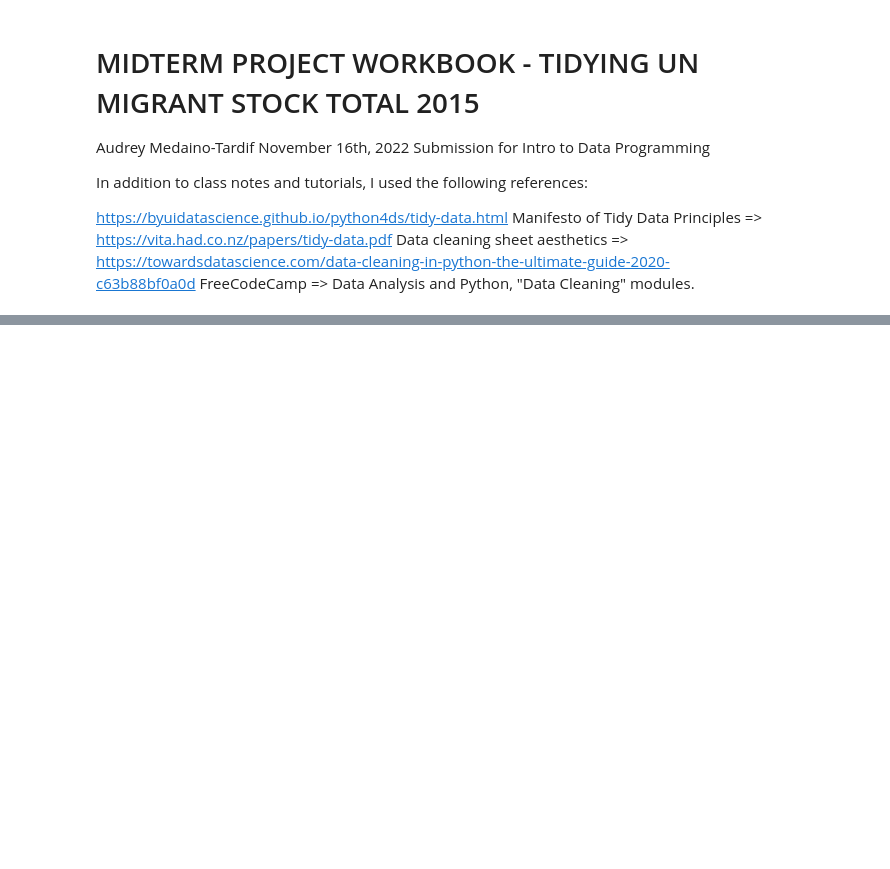
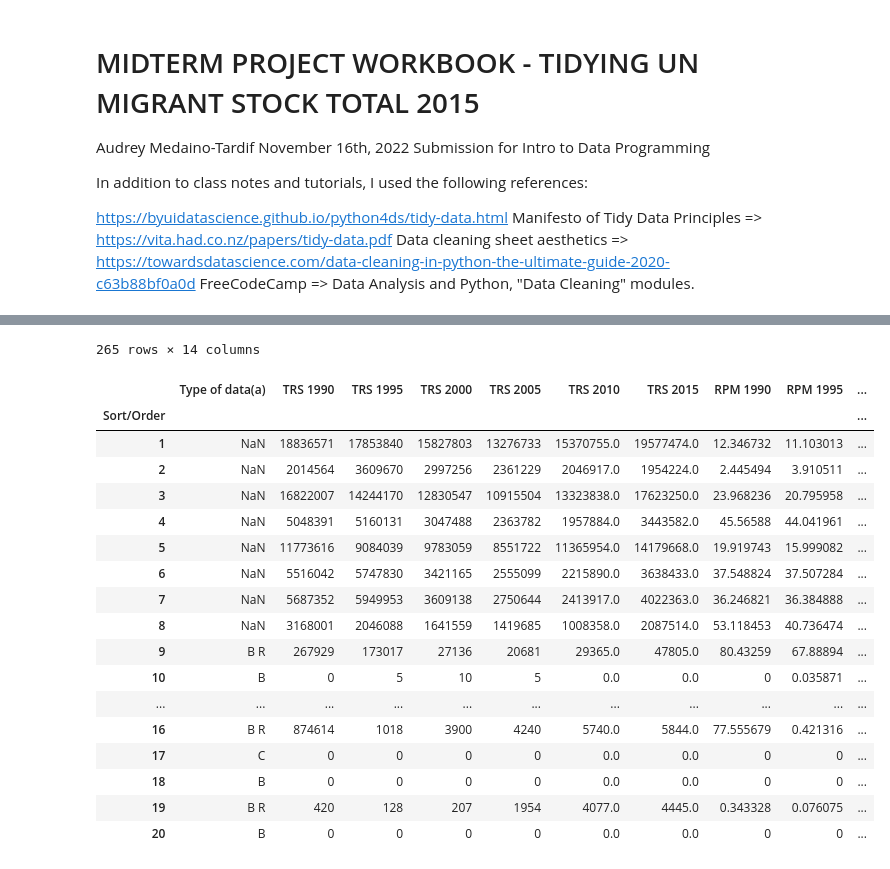
Before and after one commit to zhenwujason/inf1340-ZhenWuJason-Project, a Jupyter notebook: mid-term-project-submissions/data-cleaning.ipynb, the cells around one changed output, grey strips where cells are left out. Cells and saved outputs as stored; diff of their text form; code cells hidden in the pictures; blank space fills up the shorter version.

```diff
--- a/mid-term-project-submissions/data-cleaning.ipynb
+++ b/mid-term-project-submissions/data-cleaning.ipynb
@@ -320,0 +579,6 @@ display(df_table2)
+# %%
+df_melted7.drop(columns =['Bananas'], inplace=True)
+# %%
+df_melted7['Year'] = df_melted['Year'].map(lambda x: x.lstrip('TRS'))
+display(df_melted7.head(20))
+df_table6 = df_melted7
@@ -320,0 +603,5 @@ display(df_table2)
+# %%
+df_summary6 = df_table6.iloc[0:5].reset_index().set_index("Sort/Order")
+df_table6 = df_table6.iloc[5:].reset_index().set_index("Sort/Order")
+display(df_summary6)
+display(df_table6)
@@ -320,0 +643,7 @@ display(df_table2)
+# %%
+df_table6= df_table6.set_index(["Name", "Notes","Country Code", "ARC 1990-1995","ARC 1995-2000", "ARC 2000-2005","ARC 2005-2010","ARC 2010-2015"])
+df_table7 = pd.DataFrame.from_records(
+    columns = ["Sort/Order", "Name", "Notes","Country Code", "ARC 1990-1995","ARC 1995-2000", "ARC 2000-2005","ARC 2005-2010","ARC 2010-2015"],
+    data = [(a + 1, b, c, d, e, f, g, h,i ) for (a, (b,c,d,e,f,g,h,i))in enumerate(df_table6.index.unique())],
+)
+display(df_table7.head(20))
@@ -320,0 +668,7 @@ display(df_table2)
+# %%
+#Reset Index
+
+display(df_table6)
+df_table6 = df_table6.set_index(["Sort/Order"])
+display(df_table6.head(20))
+# %% [output]
@@ -320,0 +688,19 @@ display(df_table2)
+265 rows × 14 columns
+|  | Type of data(a) | TRS 1990 | TRS 1995 | TRS 2000 | TRS 2005 | TRS 2010 | TRS 2015 | RPM 1990 | RPM 1995 | ... |
+| Sort/Order |  |  |  |  |  |  |  |  |  | ... |
+| 1 | NaN | 18836571 | 17853840 | 15827803 | 13276733 | 15370755.0 | 19577474.0 | 12.346732 | 11.103013 | ... |
+| 2 | NaN | 2014564 | 3609670 | 2997256 | 2361229 | 2046917.0 | 1954224.0 | 2.445494 | 3.910511 | ... |
+| 3 | NaN | 16822007 | 14244170 | 12830547 | 10915504 | 13323838.0 | 17623250.0 | 23.968236 | 20.795958 | ... |
+| 4 | NaN | 5048391 | 5160131 | 3047488 | 2363782 | 1957884.0 | 3443582.0 | 45.56588 | 44.041961 | ... |
+| 5 | NaN | 11773616 | 9084039 | 9783059 | 8551722 | 11365954.0 | 14179668.0 | 19.919743 | 15.999082 | ... |
+| 6 | NaN | 5516042 | 5747830 | 3421165 | 2555099 | 2215890.0 | 3638433.0 | 37.548824 | 37.507284 | ... |
+| 7 | NaN | 5687352 | 5949953 | 3609138 | 2750644 | 2413917.0 | 4022363.0 | 36.246821 | 36.384888 | ... |
+| 8 | NaN | 3168001 | 2046088 | 1641559 | 1419685 | 1008358.0 | 2087514.0 | 53.118453 | 40.736474 | ... |
+| 9 | B R | 267929 | 173017 | 27136 | 20681 | 29365.0 | 47805.0 | 80.43259 | 67.88894 | ... |
+| 10 | B | 0 | 5 | 10 | 5 | 0.0 | 0.0 | 0 | 0.035871 | ... |
+| ... | ... | ... | ... | ... | ... | ... | ... | ... | ... | ... |
+| 16 | B R | 874614 | 1018 | 3900 | 4240 | 5740.0 | 5844.0 | 77.555679 | 0.421316 | ... |
+| 17 | C | 0 | 0 | 0 | 0 | 0.0 | 0.0 | 0 | 0 | ... |
+| 18 | B | 0 | 0 | 0 | 0 | 0.0 | 0.0 | 0 | 0 | ... |
+| 19 | B R | 420 | 128 | 207 | 1954 | 4077.0 | 4445.0 | 0.343328 | 0.076075 | ... |
+| 20 | B | 0 | 0 | 0 | 0 | 0.0 | 0.0 | 0 | 0 | ... |
```
Also changed, not shown: parts of 36 cells of this notebook, 4 other files.
